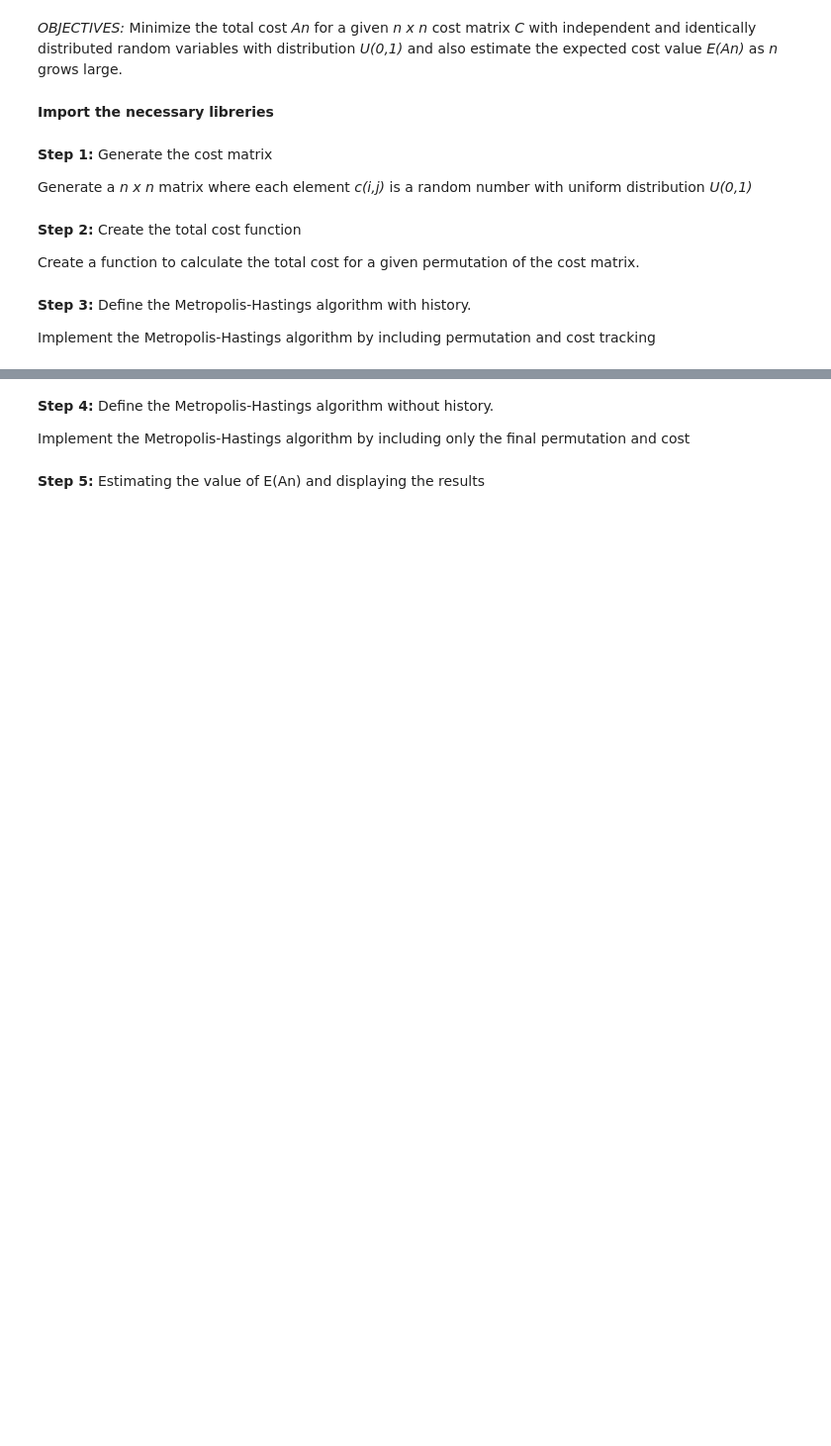
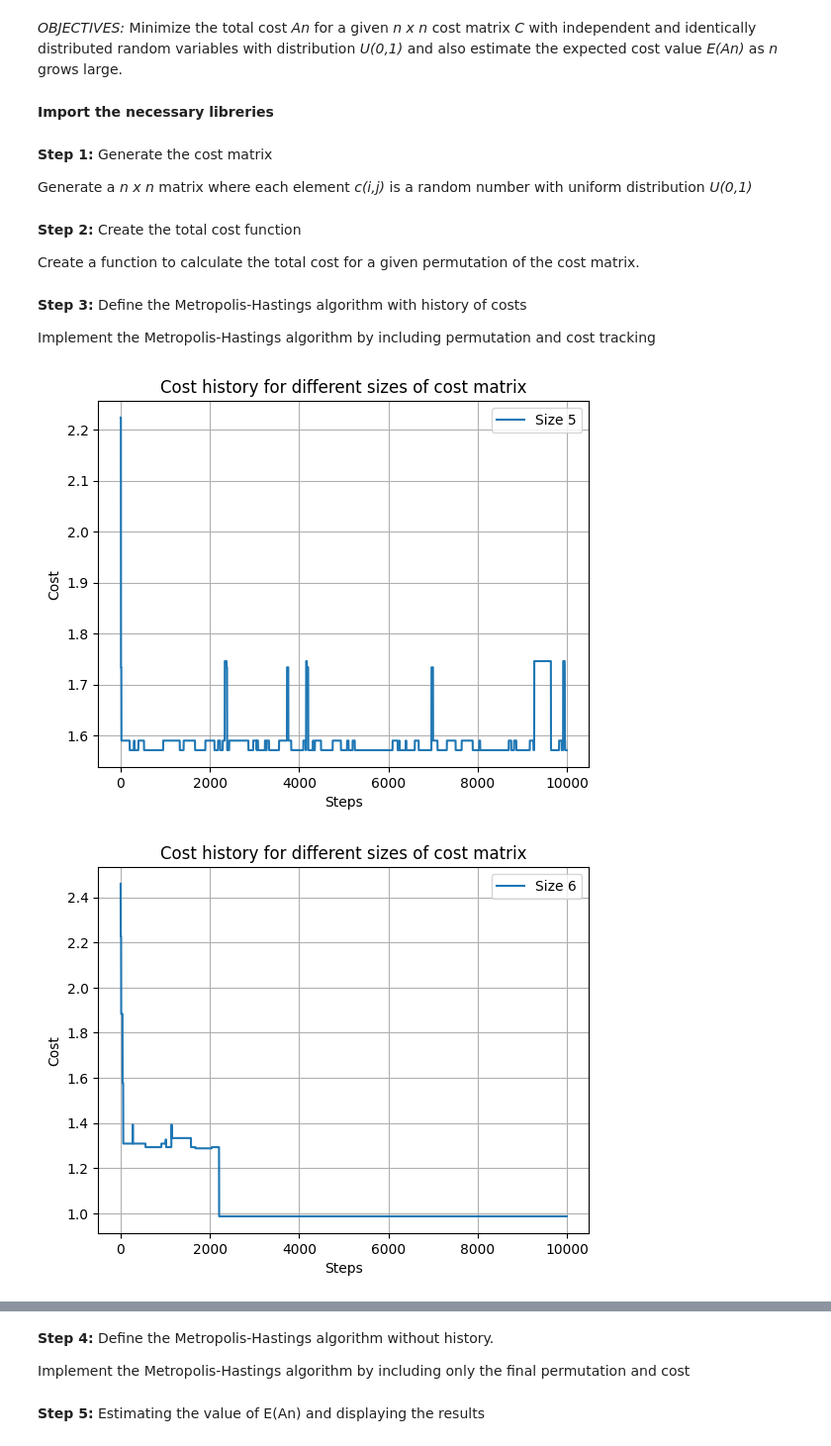
Before and after one commit to IsabellaPodavini/Probability_Project, a Jupyter notebook: Probability_Project.ipynb, the cells around one changed output, grey strips where cells are left out. Shown at 99% size. Saved outputs shown, nothing was run; the diff lists cells and outputs as text; code cells hidden in the pictures; blank space fills up the shorter version.

```diff
--- a/Probability_Project.ipynb
+++ b/Probability_Project.ipynb
@@ -26,20 +26,45 @@ def total_cost(matrix, permutation):
 # %% [markdown]
-**Step 3:** Define the Metropolis-Hastings algorithm with history.
+**Step 3:** Define the Metropolis-Hastings algorithm with history of costs
 
 Implement the Metropolis-Hastings algorithm by including permutation and cost tracking
 # %%
-def metropolis_hastings_with_history(matrix, beta, initalial_permutation, steps):
-    n = len(initalial_permutation) #length of the permutation --> numer of elements to permute
-    permutations = [initalial_permutation.copy()] #inizialize the list of permutations with the initial permutation
-    costs = [total_cost(matrix, initalial_permutation)] #inizialize the list of costs with the cost of the initial permutation
+def metropolis_hastings_with_history(cost_matrix, beta, initial_permutation, steps):
+    n = len(initial_permutation)  #length of the permutation (number of elements to permute)
+    permutations = [initial_permutation.copy()] #initialize the list of permutations with the initial permutation
+    costs = [total_cost(cost_matrix, initial_permutation)] #initialize the list of costs with the cost of the initial permutation
 
-    for t in range(1, steps):
+    for t in range (1, steps):
         next_permutation = np.random.permutation(n) #generate a new random permutation
-        new_cost = total_cost(matrix, next_permutation) #calculate the cost of the new permutation
-        acceptable_prob = min(1, np.exp(-beta * (costs[t-1] - new_cost))) #calculate the acceptable probability
+        new_cost = total_cost(cost_matrix, next_permutation) #calculate the cost of the new permutation
+        acceptance_probability = np.exp(beta * (costs[t - 1] - new_cost)) #calculate the acceptance probability using the Metropolis - Hastings criterion
 
-        if np.random.uniform(0,1) < acceptable_prob: #if the permutation is acceptable
-            permutations.append(next_permutation) #consider the new permutation
-            costs.append(new_cost) #and the new cost in the list
+        if(np.random.uniform(0,1) < min(1, acceptance_probability)): #if the permutation is accepted
+            permutations.append(next_permutation) #append the new permutation and its cost to the lists
+            costs.append(new_cost)
+        else:
+            permutations.append(permutations[t - 1]) #if the permutation is not accepted, append the previous permutation and cost to the lists
+            costs.append(costs[t - 1])
 
     return permutations, costs
+# %%
+# Define the range of sizes for the cost matrix according to the formula n = 5α
+#dimensions = [5 * alpha for alpha in range(1, 11)]
+dimensions = range(5,10)
+beta = 20  # Beta parameter for the Metropolis-Hastings algorithm
+steps = 10000  # Number of steps for each Metropolis-Hastings simulation
+
+# Perform the analysis and plot the results for Metropolis-Hastings with history
+for n in dimensions:
+    matrix = cost_matrix(n)  # Generate a cost matrix of size n
+    initial_permutation = np.random.permutation(n)  # Generate a random initial permutation of indices from 0 to n - 1
+    _, costs = metropolis_hastings_with_history(matrix, beta, initial_permutation, steps)  # Run the Metropolis-Hastings algorithm and obtain the cost history
+    plt.plot(range(steps), costs, label=f'Size {n}')
+    plt.xlabel('Steps')
+    plt.ylabel('Cost')
+    plt.title('Cost history for different sizes of cost matrix')
+    plt.legend()
+    plt.grid(True)
+    plt.show()
+# %% [output]
+[figure, added]
+[figure, added]
```
Also changed, not shown: parts of 5 cells of this notebook.
